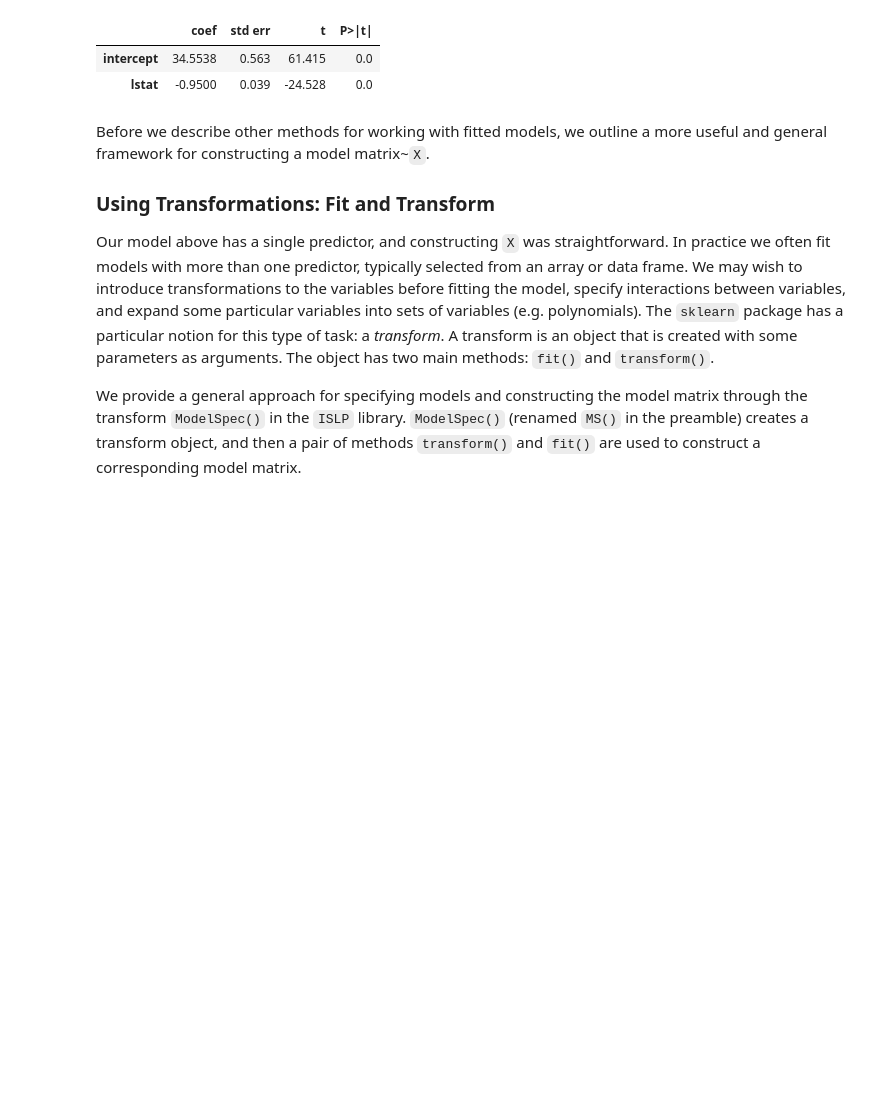
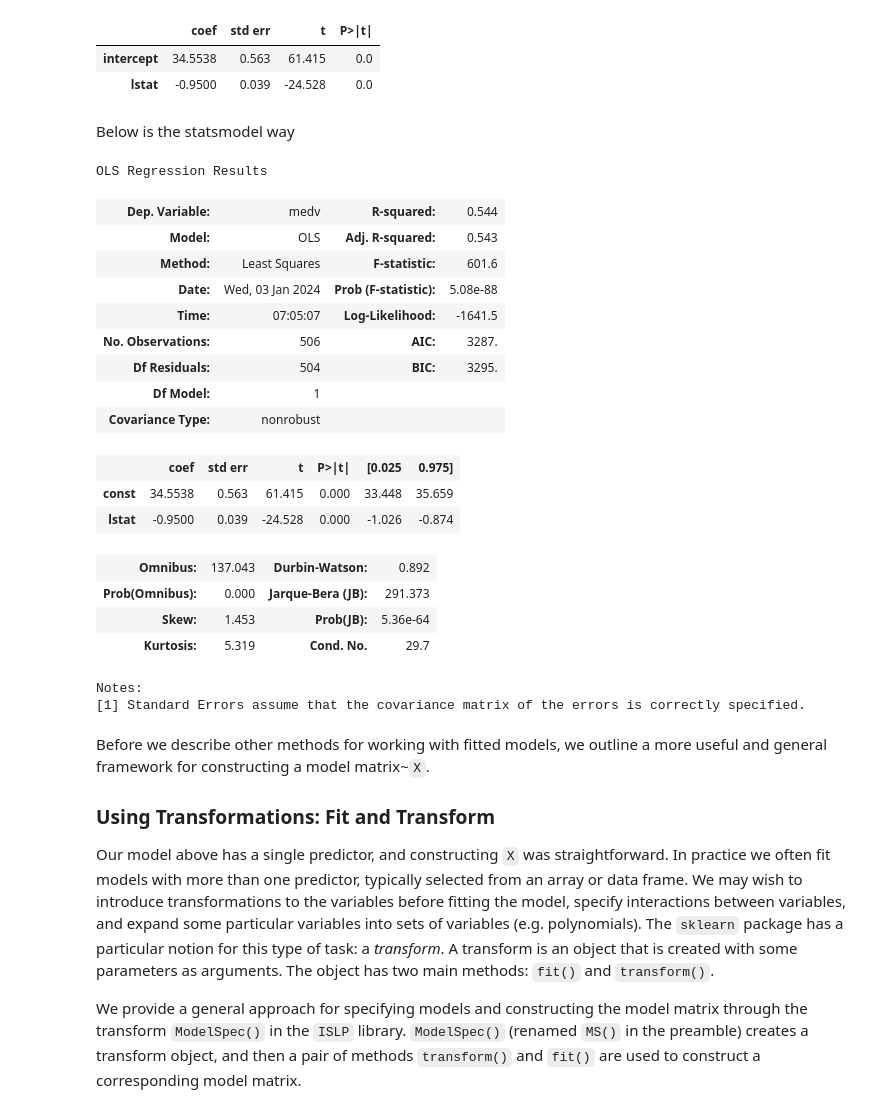
Before and after one commit to faithmhui/ISLP_labs, a Jupyter notebook: Ch03-linreg-lab.ipynb, the cells around one changed output. Saved outputs shown, nothing was run; the diff lists cells and outputs as text; code cells hidden in the pictures; blank space fills up the shorter version.

Commit message:
my notes1

```diff
--- a/Ch03-linreg-lab.ipynb
+++ b/Ch03-linreg-lab.ipynb
@@ -184,6 +185,35 @@ summarize(results)
 |  | coef | std err | t | P>|t| |
 | intercept | 34.5538 | 0.563 | 61.415 | 0.0 |
 | lstat | -0.9500 | 0.039 | -24.528 | 0.0 |
+# %% [markdown]
+Below is the statsmodel way
+# %%
+X1 = pd.DataFrame({'lstat': Boston['lstat']})
+X1=sm.add_constant(X1) #noticed instead of intercept it is called constant
+
+model=sm.OLS(y,X1)
+results2=model.fit()
+results2.summary() #this is from statsmodel. the Adj R-squared will be useful in multiple regresion. and F stats too.
+# %% [output]
+OLS Regression Results
+| Dep. Variable: | medv | R-squared: | 0.544 |
+| Model: | OLS | Adj. R-squared: | 0.543 |
+| Method: | Least Squares | F-statistic: | 601.6 |
+| Date: | Wed, 03 Jan 2024 | Prob (F-statistic): | 5.08e-88 |
+| Time: | 07:05:07 | Log-Likelihood: | -1641.5 |
+| No. Observations: | 506 | AIC: | 3287. |
+| Df Residuals: | 504 | BIC: | 3295. |
+| Df Model: | 1 |  |  |
+| Covariance Type: | nonrobust |  |  |
+|  | coef | std err | t | P>|t| | [0.025 | 0.975] |
+| const | 34.5538 | 0.563 | 61.415 | 0.000 | 33.448 | 35.659 |
+| lstat | -0.9500 | 0.039 | -24.528 | 0.000 | -1.026 | -0.874 |
+| Omnibus: | 137.043 | Durbin-Watson: | 0.892 |
+| Prob(Omnibus): | 0.000 | Jarque-Bera (JB): | 291.373 |
+| Skew: | 1.453 | Prob(JB): | 5.36e-64 |
+| Kurtosis: | 5.319 | Cond. No. | 29.7 |
+Notes:
+[1] Standard Errors assume that the covariance matrix of the errors is correctly specified.
 # %% [markdown]
 Before we describe other methods for working with fitted models, we outline a more useful and general framework for constructing a model matrix~`X`.
 ### Using Transformations: Fit and Transform
```
Also changed, not shown: parts of 6 cells of this notebook.
